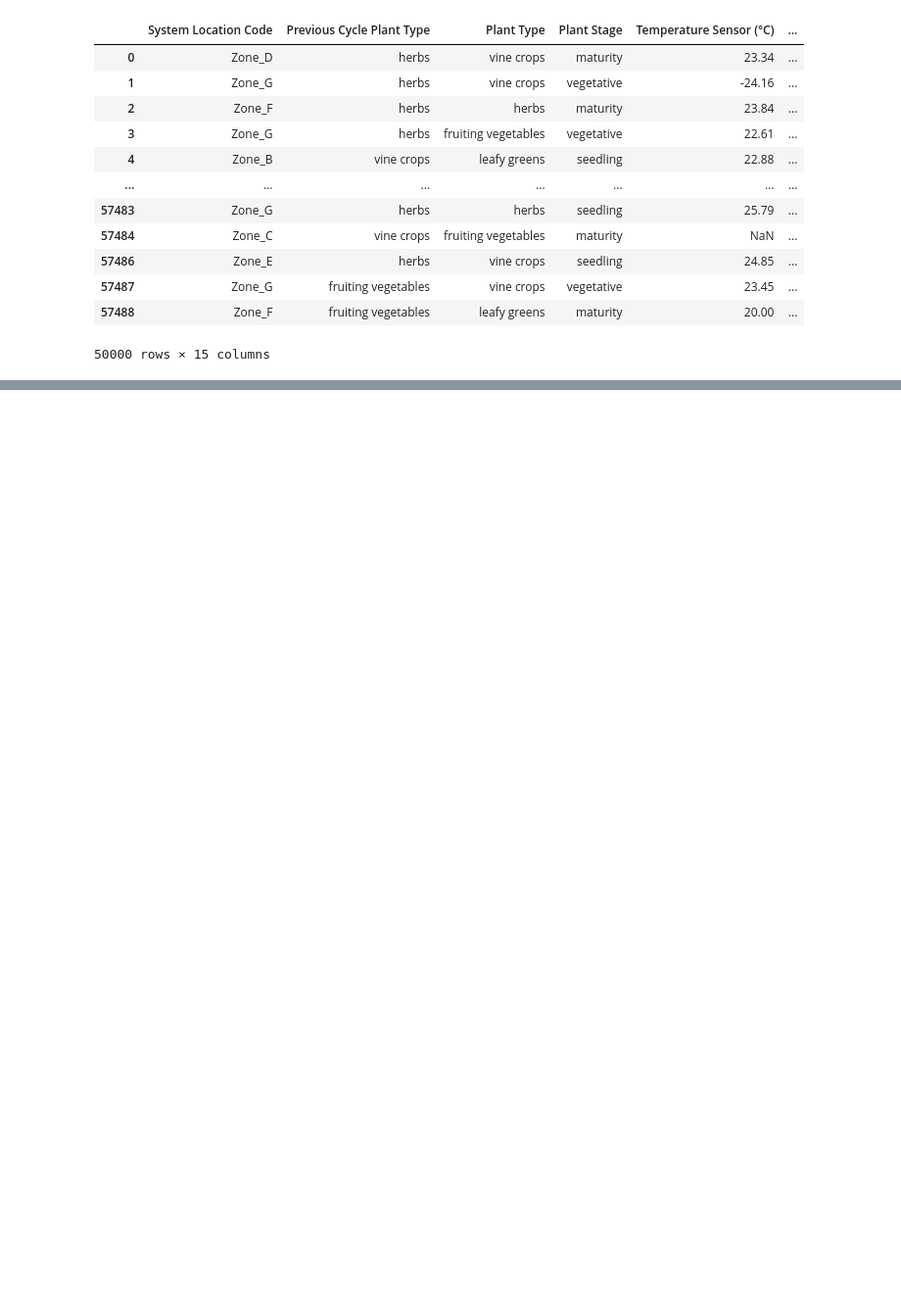
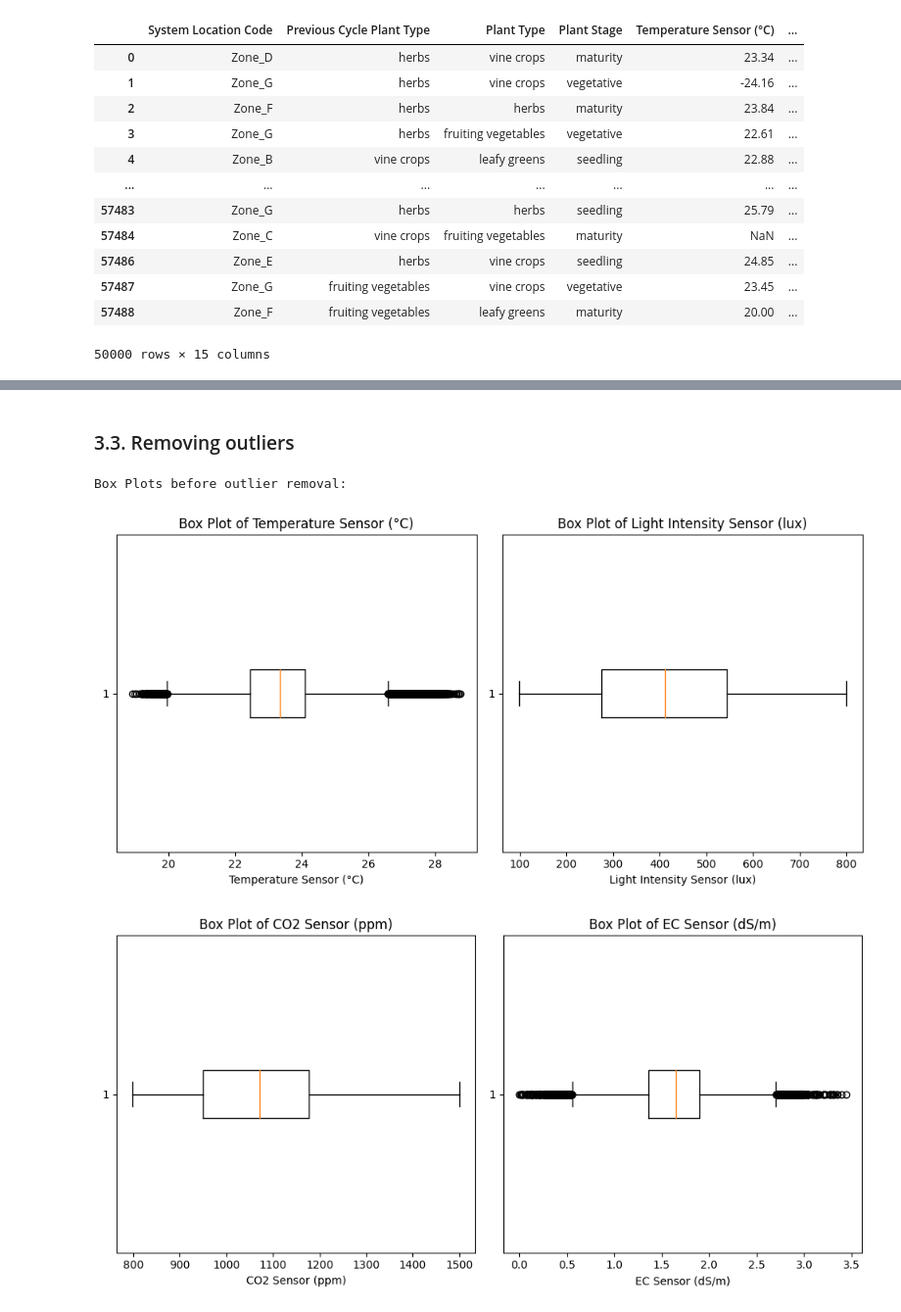
Before and after one commit to hunchongtan/agri-tech-EDA-and-ML-pipeline, a Jupyter notebook: eda.ipynb, the cells around one changed output, grey strips where cells are left out. Shown at 98% size. Cells and saved outputs as stored; diff of their text form; code cells hidden in the pictures; blank space fills up the shorter version.

```diff
--- a/eda.ipynb
+++ b/eda.ipynb
@@ -536,0 +289,14 @@ ValueError: could not convert string to float: 'Zone_A'
+# %%
+'''
+For the remaining non-normal distributed data, we can use a median imputation as
+the median is not as sensitive to outliers and skewed data.
+It provides a more robust estimate of central tendency when the data is not normally distributed.
+'''
+
+median_impute_cols = [
+    'Light Intensity Sensor (lux)',
+    'Nutrient K Sensor (ppm)',
+]
+
+for col in median_impute_cols:
+    df[col].fillna(df[col].median(), inplace=True)
@@ -536,0 +327,35 @@ ValueError: could not convert string to float: 'Zone_A'
+# %% [markdown]
+### 3.3. Removing outliers
+# %%
+'''
+Outliers, deviating significantly from the norm, can distort measures of central tendency and affect statistical analyses.
+To deal with outliers, we need to view the box plots in greater detail.
+We will then use the IQR method to identify and remove outliers.
+'''
+
+print("Box Plots before outlier removal:")
+
+cols_per_plot = 2
+
+num_plots = int(np.ceil(len(numeric_cols) / cols_per_plot))
+
+for plot_idx in range(num_plots):
+    fig, axes = plt.subplots(1, cols_per_plot, figsize=(10, 5))
+
+    for i in range(cols_per_plot):
+        col_idx = plot_idx * cols_per_plot + i
+        if col_idx >= len(numeric_cols):
+            break
+        col = numeric_cols[col_idx]
+
+        # Box Plot
+        axes[i].boxplot(df[col].dropna(), vert=False)
+        axes[i].set_title(f'Box Plot of {col}')
+        axes[i].set_xlabel(col)
+
+    plt.tight_layout()
+    plt.show()
+# %% [output]
+Box Plots before outlier removal:
+[figure, added]
+[figure, added]
```
Also changed, not shown: parts of 67 cells of this notebook, 10 other files.
